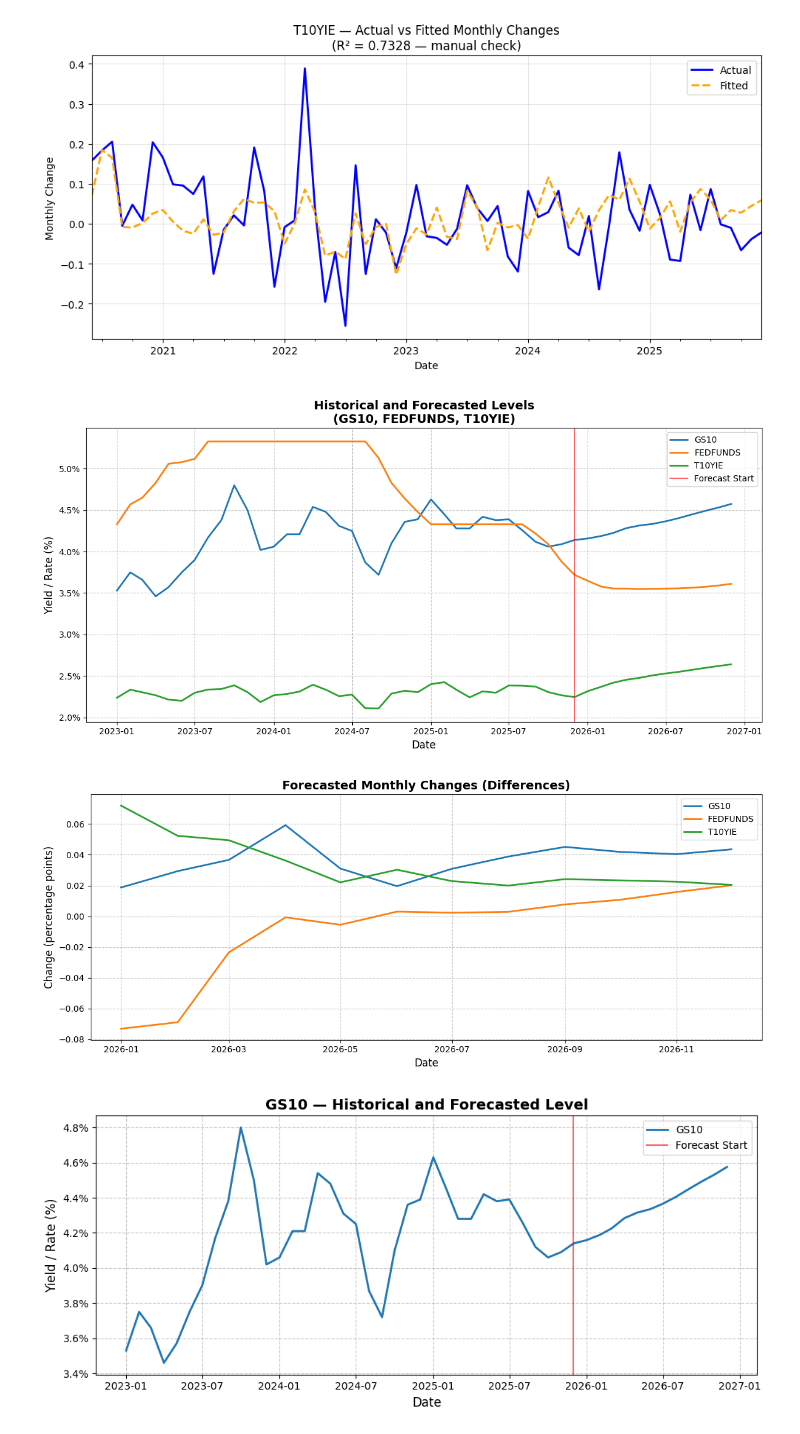
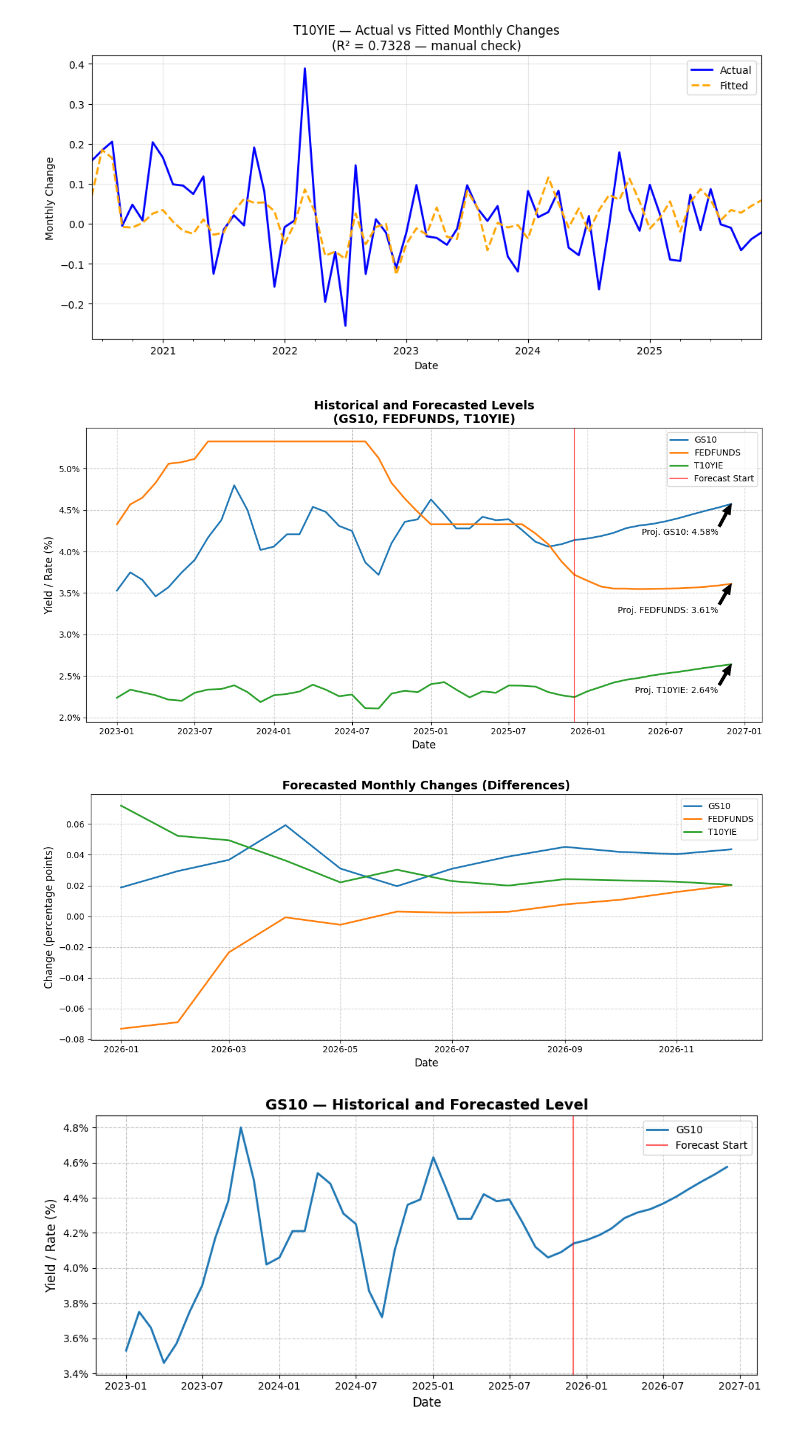
Before and after one commit to R-H-F-Waseem/FRED-Treasury-FED-INFL-forecasting, a Jupyter notebook: FRED_Treasury_FED_INFL.ipynb, the cells around one changed output. Saved outputs shown, nothing was run; the diff lists cells and outputs as text; code cells hidden in the pictures.

Commit message:
Updated Code
Added annotations & definite tail values for forecasting

```diff
--- a/FRED_Treasury_FED_INFL.ipynb
+++ b/FRED_Treasury_FED_INFL.ipynb
@@ -206,12 +206,19 @@ hist_levels = df[results.names].tail(hist_window)
 full_levels = pd.concat([hist_levels, forecast_levels])
 
 def plot_series(df, title, ylabel, is_percent = True, figsize=(12,6),
-                    show_split_line=True):
+                show_split_line=True, annotations=False, fill_alpha=0.15,
+                lower=None, upper=None):
 
                 fig, ax = plt.subplots(figsize=figsize)
 
                 for col in df.columns:
                     ax.plot(df.index, df[col], label=col, linewidth=2)
+
+                if lower is not None and upper is not None:
+                    for col in df.columns:
+                        ax.fill_between(df.index, lower[col], upper[col],
+                                        color='gray', alpha=fill_alpha,
+                                        label=f'{col} 95% CI' if col == df.columns[0] else None)
 
                 if is_percent:
                         ax.yaxis.set_major_formatter(mticker.PercentFormatter(decimals=1))
@@ -224,35 +231,49 @@ def plot_series(df, title, ylabel, is_percent = True, figsize=(12,6),
                 ax.tick_params(axis='both', which='major', labelsize=10)
 
                 # Vert line at forecast start
                 if show_split_line:
                     split_date = hist_levels.index[-1]
                     ax.axvline(x=split_date, color='red', linestyle='-', alpha=0.6, linewidth=1.5, label='Forecast Start')
                     ax.legend()
 
+                if annotations:
+                    annotate_latest_point(ax, forecast_levels["GS10"]) #defined in block below
+                    annotate_latest_point(ax, forecast_levels["FEDFUNDS"])
+                    annotate_latest_point(ax, forecast_levels["T10YIE"])
+
                 plt.tight_layout()
                 plt.show()
+
+def annotate_latest_point(ax, series, label_offset=-0.3): #annotate latest forecast point
+    ax.annotate(f"Proj. {series.name}: {series.iloc[-1]:.2f}%",
+                xy=(series.index[-1], series.iloc[-1]),
+                xytext=(series.index[-2], series.iloc[-2] + label_offset),
+                arrowprops=dict(facecolor='black', width=3, headwidth=10),
+                horizontalalignment='right',
+                verticalalignment='center'
+                )
 
 # Plot 1: Historical + Forecast Levels
 plot_series(full_levels,
             'Historical and Forecasted Levels\n(GS10, FEDFUNDS, T10YIE)',
             'Yield / Rate (%)',
-            is_percent=True, show_split_line=True)
+            is_percent=True, show_split_line=True, annotations=True)
 
 # Plot 2: Forecast Changes Only (differences)
 plot_series(forecast_df,
             'Forecasted Monthly Changes (Differences)',
             'Change (percentage points)',
             is_percent=False, figsize=(12, 5), show_split_line=False)
 
 
 #Separate plots per set
 for var in results.names:
     plot_series(pd.DataFrame(full_levels[var], columns=[var]),
                 f'{var} — Historical and Forecasted Level',
                 'Yield / Rate (%)',
                 is_percent=True, figsize=(10, 4.5), show_split_line=True)
 # %% [output]
-[figure, old version]
+[figure, new version]
 [figure]
 [figure]
 [figure]
```
Also changed, not shown: parts of 4 cells of this notebook.
